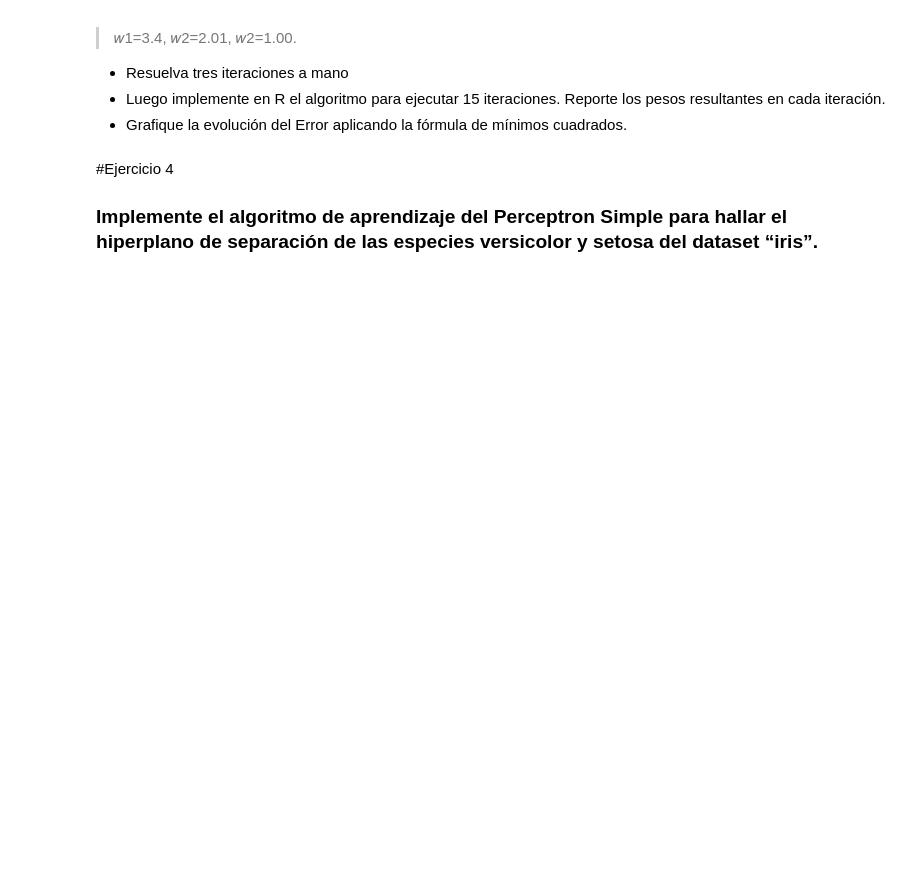
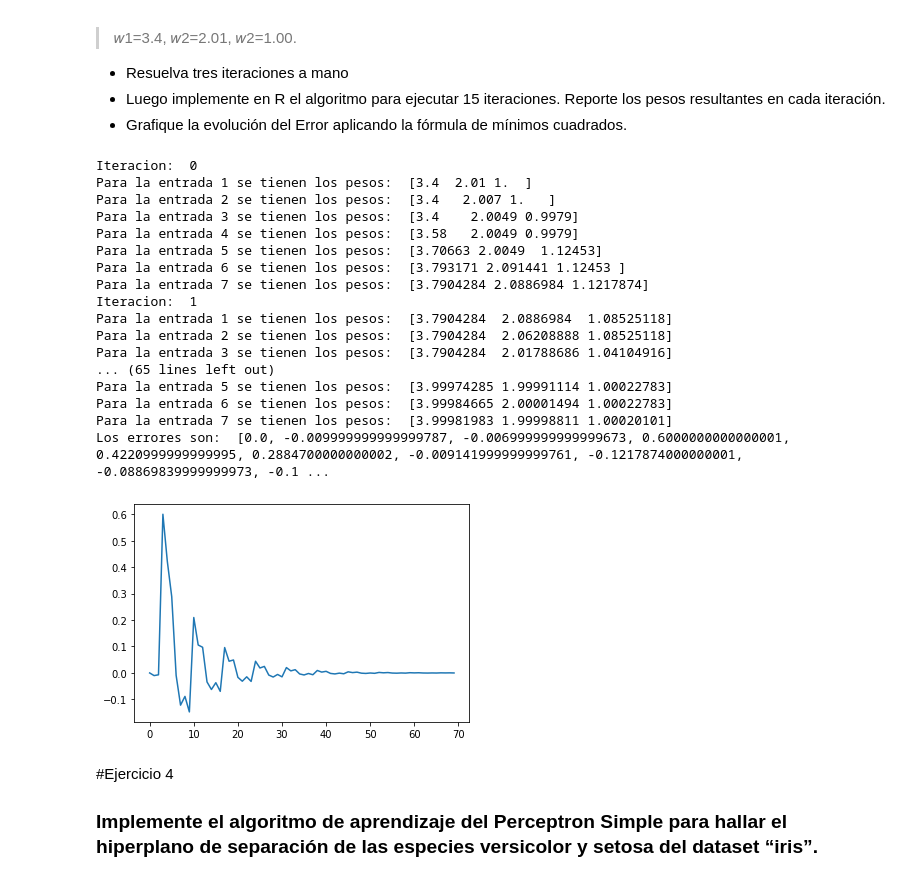
Before and after one commit to ScueroInc/Disert, a Jupyter notebook: Clases/Ejercicios_Semana_9.ipynb, the cells around one changed output. Drawn from its saved outputs; the diff is of its cells as text; code cells hidden in the pictures; blank space fills up the shorter version.

```diff
--- a/Clases/Ejercicios_Semana_9.ipynb
+++ b/Clases/Ejercicios_Semana_9.ipynb
@@ -189,6 +189,58 @@ Considere como configuración inicial:
 * Resuelva tres iteraciones a mano
 * Luego implemente en R el algoritmo para ejecutar 15 iteraciones. Reporte los pesos resultantes en cada iteración.
 * Grafique la evolución del Error aplicando la fórmula de mínimos cuadrados.
+# %%
+from random import choice
+from numpy import array, dot, random
+import matplotlib.pyplot as plt
+import numpy as np
+datos_entrenamiento = [
+    (array([0,0,1]),1),
+    (array([0,1,0]),2),
+    (array([0,1,1]),3),
+    (array([1,0,0]),4),
+    (array([1,0,1]),5),
+    (array([1,1,0]),6),
+    (array([1,1,1]),7),
+]
+w= array([3.4,2.01,1.00])
+errores=[]
+alfa=0.3
+n=7
+
+for j in range(10):
+  print("Iteracion: ", j)
+  for i in range(7):
+    x=datos_entrenamiento[i][0]
+    sup=datos_entrenamiento[i][1]
+    result= dot(w,x)
+    error=sup-result
+    errores.append(error)
+    w += alfa* error * x
+    print("Para la entrada", i+1,"se tienen los pesos: ",w)
+print("Los errores son: ",errores)
+plt.plot(errores)
+plt.show()
+#Falta evolución del Error aplicando la fórmula de mínimos cuadrados
+# %% [output]
+Iteracion:  0
+Para la entrada 1 se tienen los pesos:  [3.4  2.01 1.  ]
+Para la entrada 2 se tienen los pesos:  [3.4   2.007 1.   ]
+Para la entrada 3 se tienen los pesos:  [3.4    2.0049 0.9979]
+Para la entrada 4 se tienen los pesos:  [3.58   2.0049 0.9979]
+Para la entrada 5 se tienen los pesos:  [3.70663 2.0049  1.12453]
+Para la entrada 6 se tienen los pesos:  [3.793171 2.091441 1.12453 ]
+Para la entrada 7 se tienen los pesos:  [3.7904284 2.0886984 1.1217874]
+Iteracion:  1
+Para la entrada 1 se tienen los pesos:  [3.7904284  2.0886984  1.08525118]
+Para la entrada 2 se tienen los pesos:  [3.7904284  2.06208888 1.08525118]
+Para la entrada 3 se tienen los pesos:  [3.7904284  2.01788686 1.04104916]
+... (65 lines left out)
+Para la entrada 5 se tienen los pesos:  [3.99974285 1.99991114 1.00022783]
+Para la entrada 6 se tienen los pesos:  [3.99984665 2.00001494 1.00022783]
+Para la entrada 7 se tienen los pesos:  [3.99981983 1.99998811 1.00020101]
+Los errores son:  [0.0, -0.009999999999999787, -0.006999999999999673, 0.6000000000000001, 0.4220999999999995, 0.2884700000000002, -0.009141999999999761, -0.1217874000000001, -0.08869839999999973, -0.1 ...
+[figure, added]
 # %% [markdown]
 #Ejercicio 4
 ### Implemente el algoritmo de aprendizaje del Perceptron Simple para hallar el hiperplano de separación de las especies versicolor y setosa del dataset “iris”.
```
Also changed, not shown: parts of 1 cell of this notebook.
